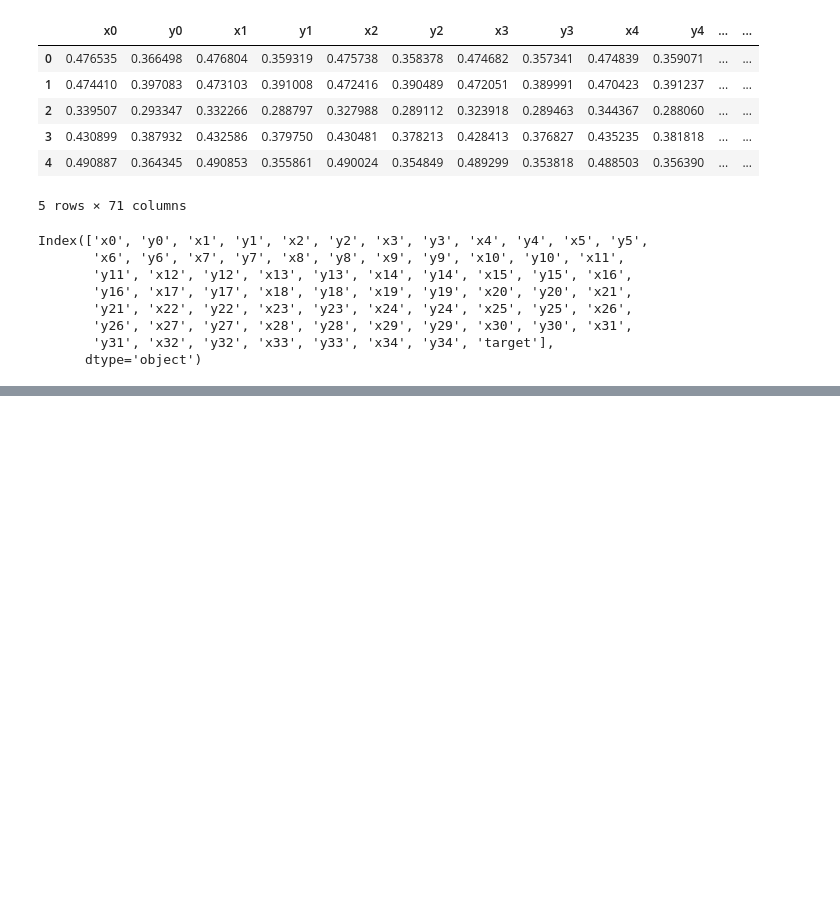
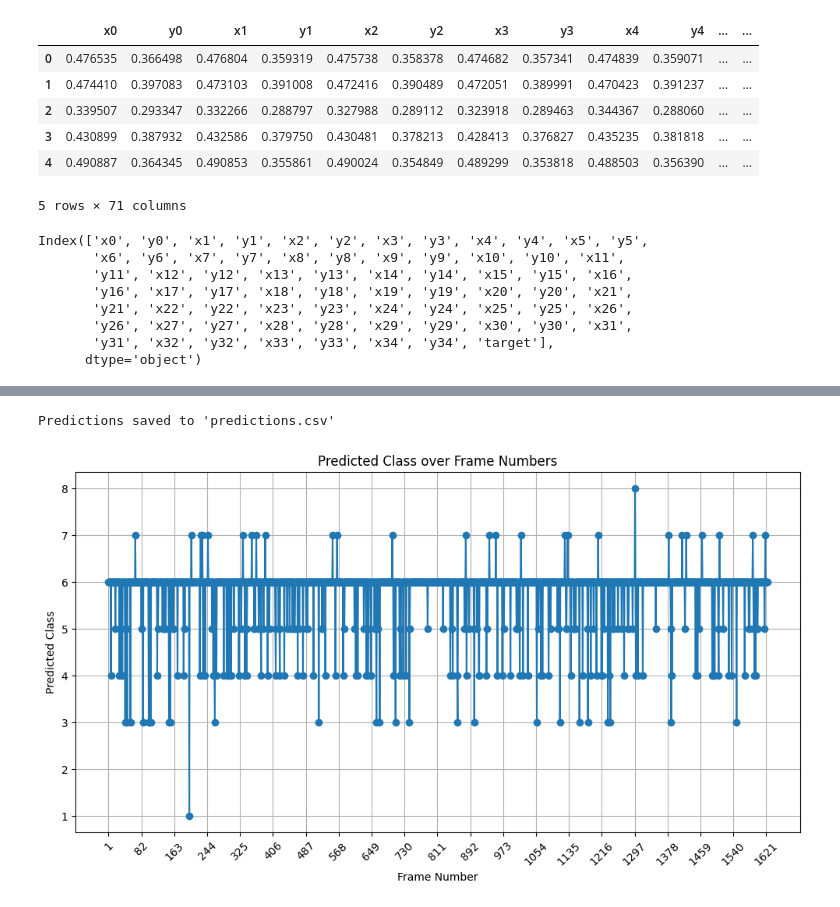
Before and after one commit to Anwarshamim01/Anamoly-Detection-in-Google-Cluster-powerdata-2019-trace-dataset, a Jupyter notebook: mlpdownthelineimprovement.ipynb, the cells around one changed output, grey strips where cells are left out. Cells and saved outputs as stored; diff of their text form; code cells hidden in the pictures; blank space fills up the shorter version.

Commit message:
Kaggle Notebook | mlpdownthelineImprovement | Version 16

```diff
--- a/mlpdownthelineimprovement.ipynb
+++ b/mlpdownthelineimprovement.ipynb
@@ -505,0 +417,33 @@ Class 7: Frames 1647 to 1647
+# %%
+def visualize_predictions(predictions_df):
+    """
+    Visualizes predictions over frame numbers.
+
+    Args:
+        predictions_df (pd.DataFrame): DataFrame containing 'frame_number' and 'predicted_class'.
+    """
+    import matplotlib.pyplot as plt
+
+    plt.figure(figsize=(12, 6))
+    plt.plot(predictions_df['frame_number'], predictions_df['predicted_class'], marker='o', linestyle='-')
+    plt.title('Predicted Class over Frame Numbers')
+    plt.xlabel('Frame Number')
+    plt.ylabel('Predicted Class')
+    plt.grid(True)
+    plt.xticks(predictions_df['frame_number'][::max(1, len(predictions_df) // 20)], rotation=45)
+    plt.yticks(range(predictions_df['predicted_class'].min(), predictions_df['predicted_class'].max() + 1))
+    plt.show()
+# %%
+# Load test data
+test_df = pd.read_csv('/kaggle/input/data-test/data_test.csv')  # Replace with your test data file
+test_df['frame_number'] = range(1, len(test_df) + 1)  # Add frame numbers if not present
+
+# Initialize and test the model
+model = MLPWithLSTM(input_size, hidden_size, lstm_hidden_size, output_size, dropout_prob)
+predictions_df1 = test_and_save_predictions(test_df, model)
+# %% [output]
+Predictions saved to 'predictions.csv'
+# %%
+visualize_predictions(predictions_df1)
+# %% [output]
+[figure, added]
```
Also changed, not shown: parts of 19 cells of this notebook.
